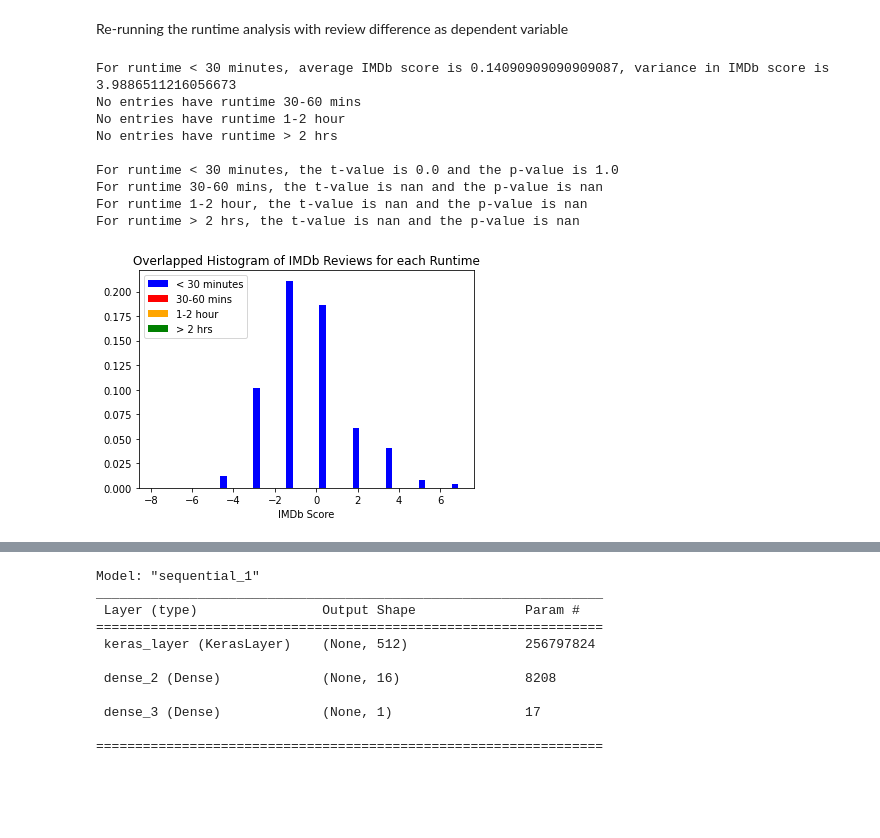
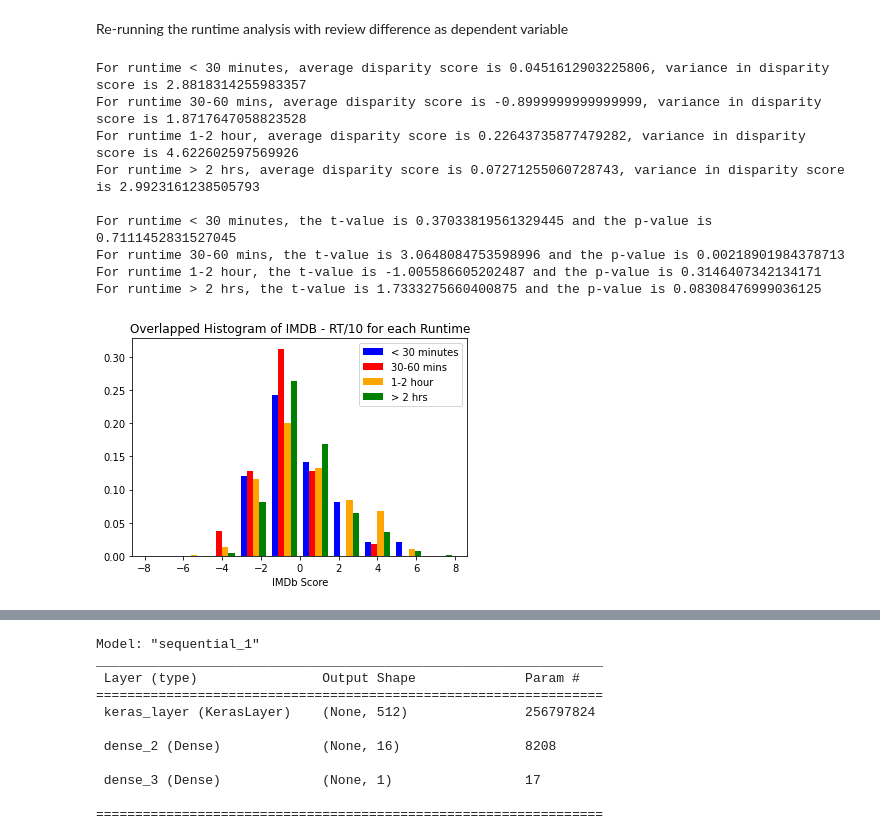
Before and after one commit to magikarp01/SIFNetflix, a Jupyter notebook: SIF_Netflix_Dataset_Analysis.ipynb, the cells around one changed output, grey strips where cells are left out. Drawn from its saved outputs; the diff is of its cells as text; code cells hidden in the pictures; blank space fills up the shorter version.

```diff
--- a/SIF_Netflix_Dataset_Analysis.ipynb
+++ b/SIF_Netflix_Dataset_Analysis.ipynb
@@ -27,4 +27,7 @@ df = pd.read_excel("Netflix Dataset Latest 2021.xlsx")
 # stratify data by movie or series, since they are judged very differently
 # reset index because want the indices to be in order, not skipping around
 movie_dataframe = df[df["Series or Movie"] == "Movie"].reset_index()
-series_dataframe = df[df["Series or Movie"] == "Series"].reset_index()
+series_dataframe =13 df[df["Series or Movie"] == "Series"].reset_index()
+
+print(len(movie_dataframe["IMDb Score"]))
+print(len(series_dataframe["IMDb Score"]))
@@ -292,8 +298,11 @@ def runtime_stratification(dataframe):
     if len(runtime_data[i]) == 0:
       print(f"No entries have runtime {runtime_names[i]}")
     else:
-      print(f"For runtime {runtime_names[i]}, average IMDb score is {np.average(runtime_data[i])}, " +
-            f"variance in IMDb score is {np.var(runtime_data[i])}")
+      # print(f"For runtime {runtime_names[i]}, average IMDb score is {np.average(runtime_data[i])}, " +
+      #       f"variance in IMDb score is {np.var(runtime_data[i])}")
+      print(f"For runtime {runtime_names[i]}, average disparity score is {np.average(runtime_data[i])}, " +
+            f"variance in disparity score is {np.var(runtime_data[i])}")
+
 
   return runtime_data
 
@@ -302,7 +311,8 @@ colors = ["blue", "red", "orange", "green"]
 # making histograms for each runtime category
 def display_runtime_graphs(runtime_data, axis_range=(0, 10)):
   fig, axs = plt.subplots(2, 2)
-  fig.suptitle("Histograms for IMDb Scores for Different Runtimes")
+  # fig.suptitle("Histograms for IMDb Scores for Different Runtimes")
+  fig.suptitle("Histograms of IMDB - RT/10 for Different Runtimes")
   plt.subplots_adjust(wspace=.5, hspace=.8)
   # fig.tight_layout()
   for i in range(2):
@@ -317,7 +327,8 @@ def display_runtime_graphs(runtime_data, axis_range=(0, 10)):
 def overlap_runtime_histograms(runtime_data, axis_range=(0, 10)):
   plt.hist(runtime_data, density=True, range=axis_range, color=colors)
   plt.legend(runtime_names)
-  plt.title("Overlapped Histogram of IMDb Reviews for each Runtime")
+  # plt.title("Overlapped Histogram of IMDb Reviews for each Runtime")
+  plt.title("Overlapped Histogram of IMDB - RT/10 for each Runtime")
   plt.xlabel("IMDb Score")
   plt.show()
 # %%
@@ -512,9 +526,17 @@ Re-running the genre multiple regression with the difference in reviews as the d
 # %%
-altered_movie_dataframe = get_altered_dataframe(movie_dataframe)
-altered_series_dataframe = get_altered_dataframe(series_dataframe)
-# params,sd_b,ts_b,p_values, genre_list = show_genre_regression_results(altered_series_dataframe)
-# alpha = .05
-# for i in range(1, len(p_values)):
-#   if p_values[i] < alpha:
-#     print(f"Genre {genre_list[i-1]} is statistically significant at t-score of {ts_b[i]}. " +
-#           f"It's presence corresponds to a {params[i]*10} change in predicted review difference.")
+regression_dataframe = show_genre_regression_results(altered_movie_dataframe, verbose=True)
+# print(list(regression_dataframe["Genres"]))
+# params,sd_b,ts_b,p_values, genre_list = show_genre_regression_results(movie_dataframe, verbose=True)
+alpha = .05
+
+display(regression_dataframe)
+
+print()
+p_values = regression_dataframe["p values"]
+genre_list = regression_dataframe["Genre"]
+ts_b = regression_dataframe["t values"]
+params = regression_dataframe["Coefficients"]
+for i in range(1, len(p_values)):
+  if p_values[i] < alpha:
+    print(f"Genre {genre_list[i-1]} is statistically significant at t-score of {ts_b[i]}. " +
+          f"It's presence corresponds to a {params[i]*10} change in predicted IMDb review.")
@@ -521,26 +573,26 @@ altered_series_dataframe = get_altered_dataframe(series_dataframe)
 # %% [markdown]
 Re-running the runtime analysis with review difference as dependent variable
 # %%
-altered_movie_runtimes = runtime_stratification(altered_series_dataframe)
+altered_movie_runtimes = runtime_stratification(altered_movie_dataframe)
 
 all_reviews = altered_movie_runtimes[0] + altered_movie_runtimes[1] \
   + altered_movie_runtimes[2] + altered_movie_runtimes[3]
 ttests = [stats.ttest_ind(all_reviews, altered_movie_runtimes[i]) for i in range(4)]
 print()
 runtime_names = ["< 30 minutes", "30-60 mins", "1-2 hour", "> 2 hrs"]
 for i in range(4):
   print(f"For runtime {runtime_names[i]}, the t-value is {ttests[i][0]} and the p-value is {ttests[i][1]}")
 # print(ttests)
 
 overlap_runtime_histograms(altered_movie_runtimes, axis_range=(-8, 8))
 # %% [output]
-For runtime < 30 minutes, average IMDb score is 0.14090909090909087, variance in IMDb score is 3.9886511216056673
-No entries have runtime 30-60 mins
-No entries have runtime 1-2 hour
-No entries have runtime > 2 hrs
+For runtime < 30 minutes, average disparity score is 0.0451612903225806, variance in disparity score is 2.8818314255983357
+For runtime 30-60 mins, average disparity score is -0.8999999999999999, variance in disparity score is 1.8717647058823528
+For runtime 1-2 hour, average disparity score is 0.22643735877479282, variance in disparity score is 4.622602597569926
+For runtime > 2 hrs, average disparity score is 0.07271255060728743, variance in disparity score is 2.9923161238505793
 
-For runtime < 30 minutes, the t-value is 0.0 and the p-value is 1.0
-For runtime 30-60 mins, the t-value is nan and the p-value is nan
-For runtime 1-2 hour, the t-value is nan and the p-value is nan
-For runtime > 2 hrs, the t-value is nan and the p-value is nan
+For runtime < 30 minutes, the t-value is 0.37033819561329445 and the p-value is 0.7111452831527045
+For runtime 30-60 mins, the t-value is 3.0648084753598996 and the p-value is 0.00218901984378713
+For runtime 1-2 hour, the t-value is -1.005586605202487 and the p-value is 0.3146407342134171
+For runtime > 2 hrs, the t-value is 1.7333275660400875 and the p-value is 0.08308476999036125
-[figure, old version]
+[figure, new version]
```
Also changed, not shown: parts of 10 cells of this notebook.
